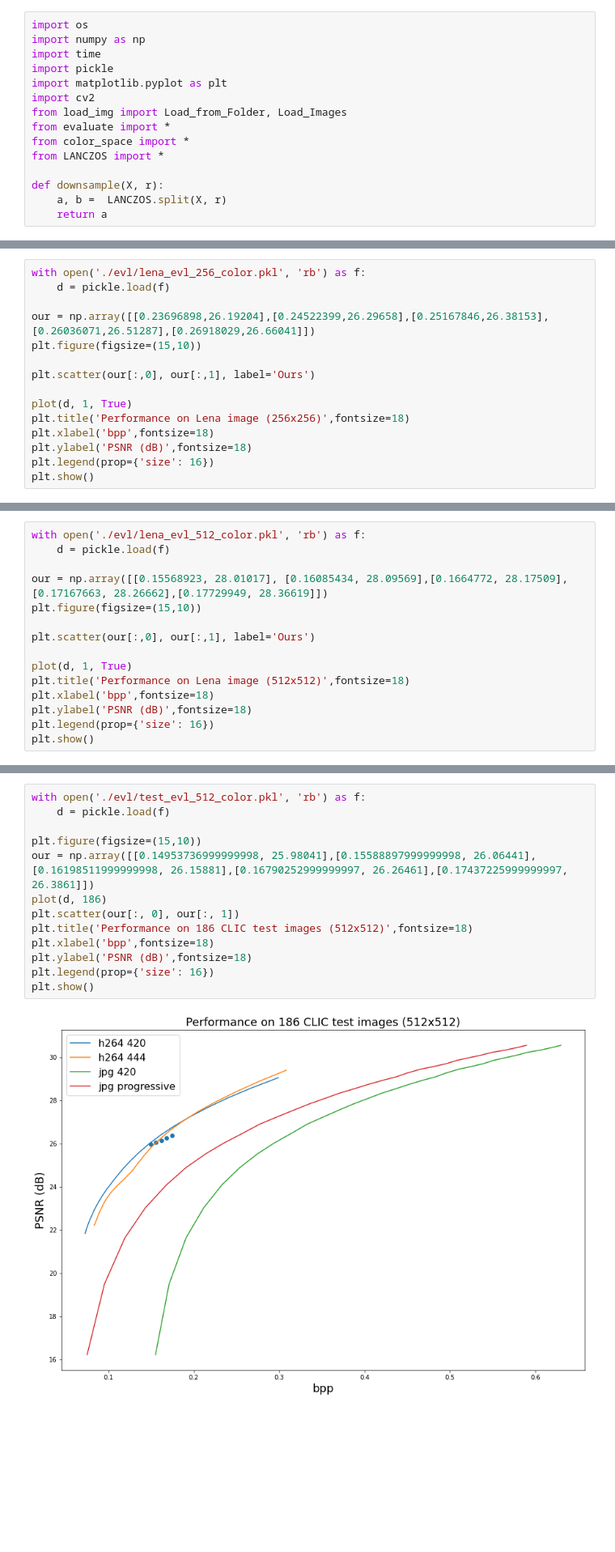
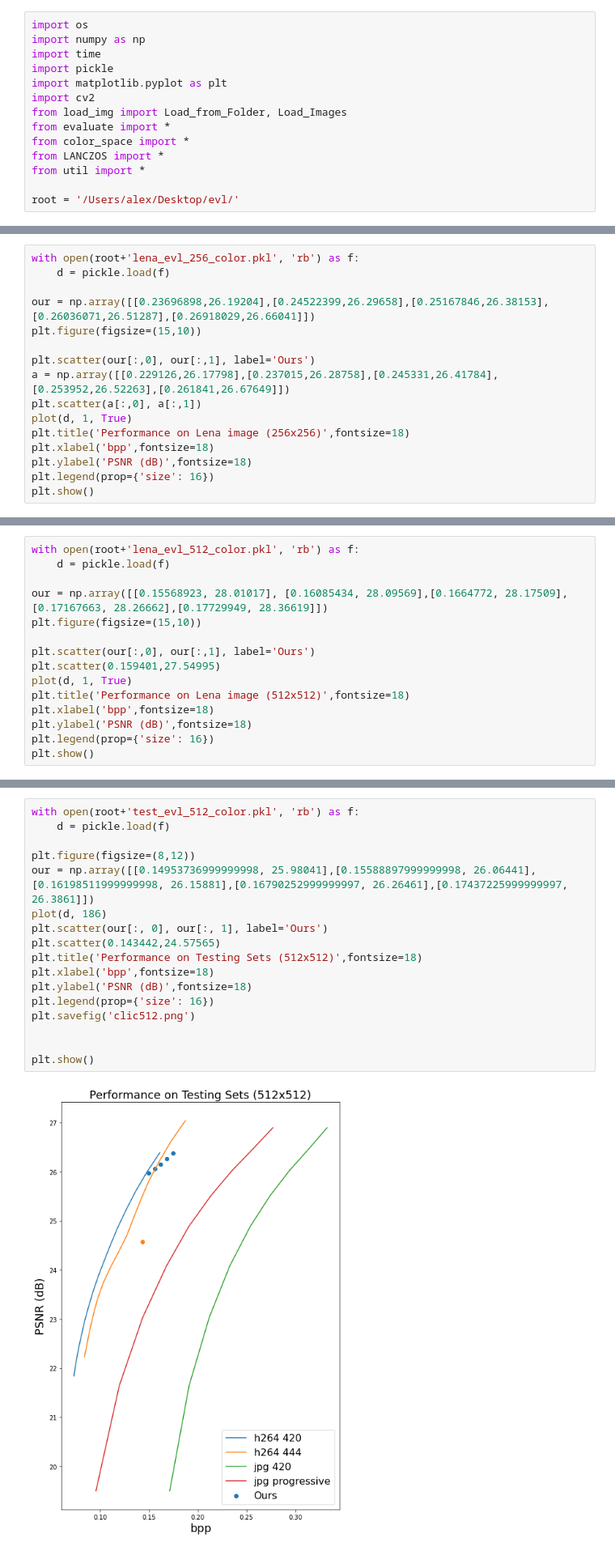
Before and after one commit to yifan-fanyi/GIC-python-v1, a Jupyter notebook: evl.ipynb, the cells around one changed output, grey strips where cells are left out. Shown at 81% size. Drawn from its saved outputs; the diff is of its cells as text; blank space fills up the shorter version.

```diff
--- a/evl.ipynb
+++ b/evl.ipynb
@@ -9,10 +9,9 @@ from load_img import Load_from_Folder, Load_Images
 from evaluate import *
 from color_space import *
 from LANCZOS import *
+from util import *
 
-def downsample(X, r):
-    a, b =  LANCZOS.split(X, r)
-    return a
+root = '/Users/alex/Desktop/evl/'
 # %%
 def evl(kk = (0,1),
         input_ = 'L/256',
@@ -120,14 +119,15 @@ evl(kk = (0,186),
         output_ = 'tmp',
         name='test_512_color.pkl')
 # %%
-with open('./evl/lena_evl_256_color.pkl', 'rb') as f:
+with open(root+'lena_evl_256_color.pkl', 'rb') as f:
     d = pickle.load(f)
 
 our = np.array([[0.23696898,26.19204],[0.24522399,26.29658],[0.25167846,26.38153],[0.26036071,26.51287],[0.26918029,26.66041]])
 plt.figure(figsize=(15,10))
 
 plt.scatter(our[:,0], our[:,1], label='Ours')
-
+a = np.array([[0.229126,26.17798],[0.237015,26.28758],[0.245331,26.41784],[0.253952,26.52263],[0.261841,26.67649]])
+plt.scatter(a[:,0], a[:,1])
 plot(d, 1, True)
 plt.title('Performance on Lena image (256x256)',fontsize=18)
 plt.xlabel('bpp',fontsize=18)
@@ -139,12 +139,12 @@ plt.show()
 # %%
-with open('./evl/lena_evl_512_color.pkl', 'rb') as f:
+with open(root+'lena_evl_512_color.pkl', 'rb') as f:
     d = pickle.load(f)
 
 our = np.array([[0.15568923, 28.01017], [0.16085434, 28.09569],[0.1664772, 28.17509],[0.17167663, 28.26662],[0.17729949, 28.36619]])
 plt.figure(figsize=(15,10))
 
 plt.scatter(our[:,0], our[:,1], label='Ours')
-
+plt.scatter(0.159401,27.54995)
 plot(d, 1, True)
 plt.title('Performance on Lena image (512x512)',fontsize=18)
 plt.xlabel('bpp',fontsize=18)
@@ -188,15 +240,19 @@ plt.show()
 # %%
-with open('./evl/test_evl_512_color.pkl', 'rb') as f:
+with open(root+'test_evl_512_color.pkl', 'rb') as f:
     d = pickle.load(f)
 
-plt.figure(figsize=(15,10))
+plt.figure(figsize=(8,12))
 our = np.array([[0.14953736999999998, 25.98041],[0.15588897999999998, 26.06441],[0.16198511999999998, 26.15881],[0.16790252999999997, 26.26461],[0.17437225999999997, 26.3861]])
 plot(d, 186)
-plt.scatter(our[:, 0], our[:, 1])
-plt.title('Performance on 186 CLIC test images (512x512)',fontsize=18)
+plt.scatter(our[:, 0], our[:, 1], label='Ours')
+plt.scatter(0.143442,24.57565)
+plt.title('Performance on Testing Sets (512x512)',fontsize=18)
 plt.xlabel('bpp',fontsize=18)
 plt.ylabel('PSNR (dB)',fontsize=18)
 plt.legend(prop={'size': 16})
+plt.savefig('clic512.png')
+
+
 plt.show()
 # %% [output]
-[figure, old version]
+[figure, new version]
```
Also changed, not shown: parts of 6 cells of this notebook, 9 other files.
